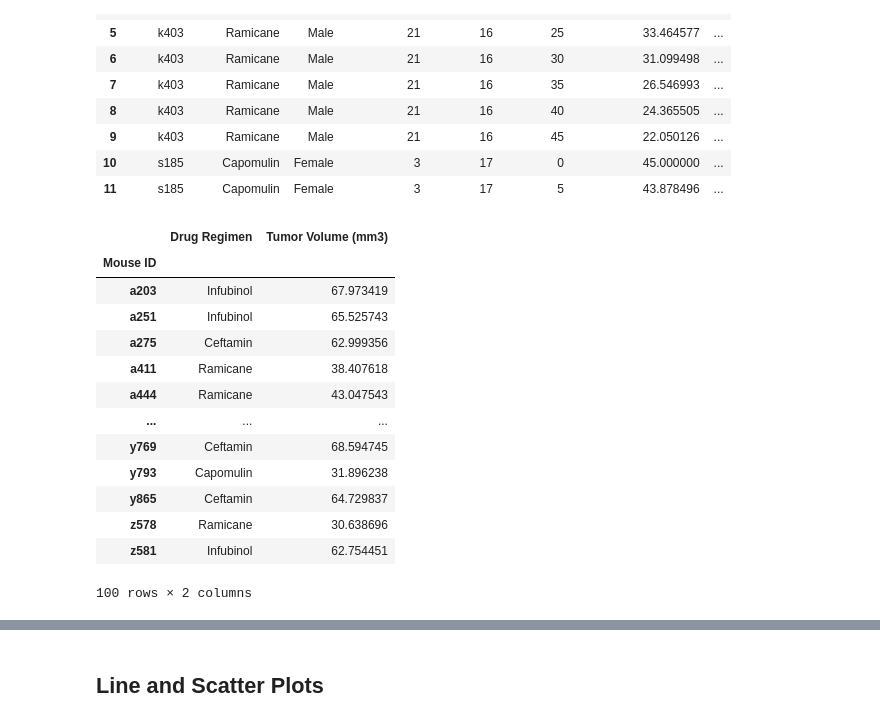
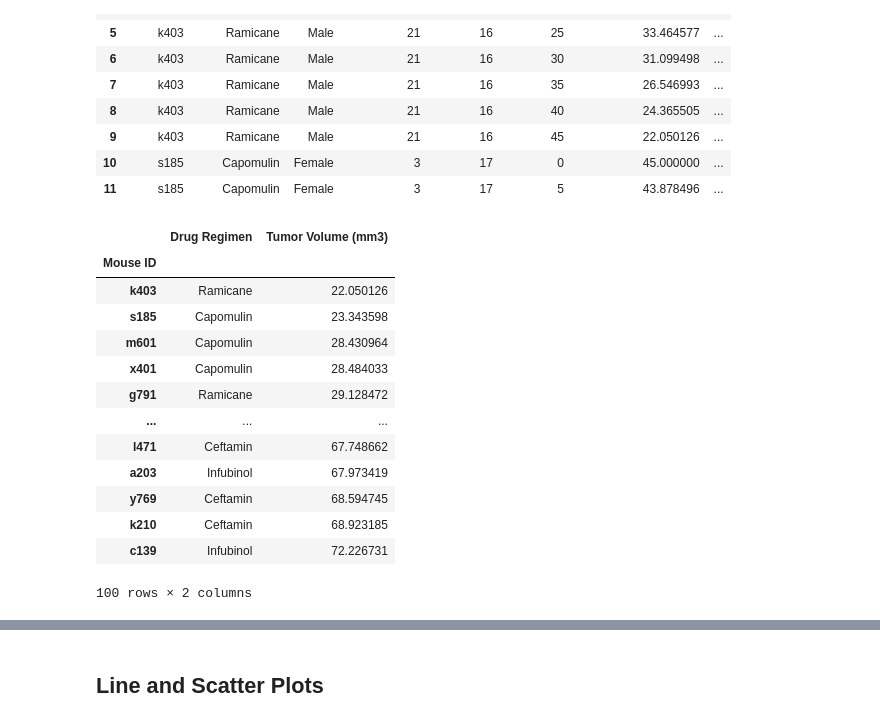
Before and after one commit to DMVance/matplotlib-challenge, a Jupyter notebook: Instructions/Pymaceuticals/pymaceuticals.ipynb, the cells around one changed output, grey strips where cells are left out. Saved outputs shown, nothing was run; the diff lists cells and outputs as text; code cells hidden in the pictures.

```diff
--- a/Instructions/Pymaceuticals/pymaceuticals.ipynb
+++ b/Instructions/Pymaceuticals/pymaceuticals.ipynb
@@ -211,37 +206,36 @@ mouse_study_clean.head(12)
 # %%
 # Calculate the final tumor volume of each mouse across four of the treatment regimens:
 # Start by getting the last (greatest) timepoint for each mouse
 # Capomulin, Ramicane, Infubinol, and Ceftamin
-treatments = ["Capomulin", "Ramicane", "Infubinol", "Ceftamin"]
 # df.set_index("Mouse ID")
 
 last_timepoint_df = mouse_study_clean.groupby(["Mouse ID"])["Timepoint"].max().to_frame() # now add tumor vol for each mouse at that max timepoint
 # last_timepoint_df
 
 
 # Merge this group df with the original dataframe to get the tumor volume at the last timepoint
 # tvol_final = mouse_study_clean.groupby(["Drug Regimen", "Mouse ID"])[["Timepoint", "Tumor Volume (mm3)"]].max() # now add tumor vol for each mouse at that max timepoint
-tvol_final = mouse_study_clean.loc[mouse_study_clean["Drug Regimen"].isin(treatments)].groupby(["Mouse ID"])["Drug Regimen", "Tumor Volume (mm3)"].last() # last() works because the last timepoint is listed last
-tvol_final
-
+tvol_final = mouse_study_clean.loc[mouse_study_clean["Drug Regimen"].isin(["Capomulin", "Ramicane", "Infubinol", "Ceftamin"])].groupby(["Mouse ID"])["Drug Regimen", "Tumor Volume (mm3)"].last() # last() works because the last timepoint is listed last
+tvol_sorted = tvol_final.sort_values(by="Tumor Volume (mm3)")
+tvol_sorted
 # mouse_study_clean[mouse_study_clean["Drug Regimen"] == "Capomulin"]
 
 # tvol_final = pd.DataFrame()
 # pd.merge(mouse_study_clean, last_timepoint_df, how="inner", on="Mouse ID", suffixes=("", "_last"))
 # tvol_last_timepoint = mouse_study_clean.loc[mouse_study_clean["Timepoint"].max()]
 # tvol_last_timepoint
 # %% [output]
 |  | Drug Regimen | Tumor Volume (mm3) |
 | Mouse ID |  |  |
+| k403 | Ramicane | 22.050126 |
+| s185 | Capomulin | 23.343598 |
+| m601 | Capomulin | 28.430964 |
+| x401 | Capomulin | 28.484033 |
+| g791 | Ramicane | 29.128472 |
+| ... | ... | ... |
+| l471 | Ceftamin | 67.748662 |
 | a203 | Infubinol | 67.973419 |
-| a251 | Infubinol | 65.525743 |
-| a275 | Ceftamin | 62.999356 |
-| a411 | Ramicane | 38.407618 |
-| a444 | Ramicane | 43.047543 |
-| ... | ... | ... |
 | y769 | Ceftamin | 68.594745 |
-| y793 | Capomulin | 31.896238 |
-| y865 | Ceftamin | 64.729837 |
-| z578 | Ramicane | 30.638696 |
-| z581 | Infubinol | 62.754451 |
+| k210 | Ceftamin | 68.923185 |
+| c139 | Infubinol | 72.226731 |
 100 rows × 2 columns
```
Also changed, not shown: parts of 11 cells of this notebook.
